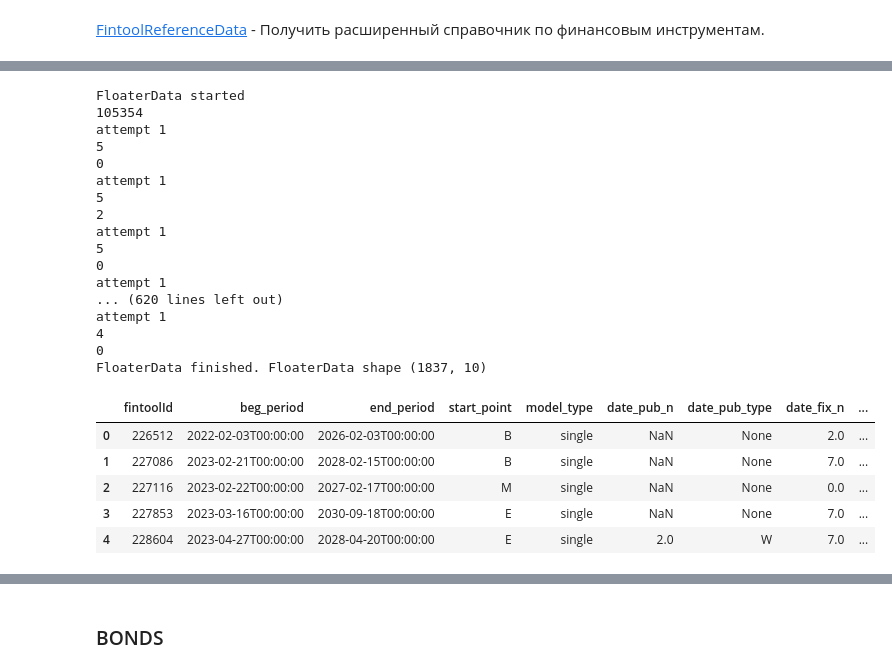
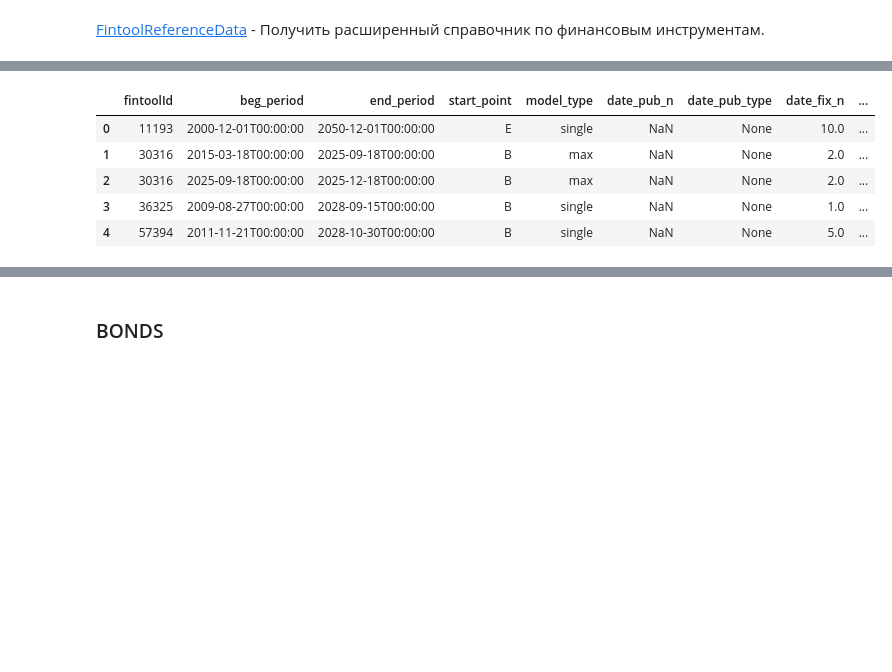
Before and after one commit to alexkobz/insurance, a Jupyter notebook: stocks.ipynb, the cells around one changed output, grey strips where cells are left out. Cells and saved outputs as stored; diff of their text form; code cells hidden in the pictures; blank space fills up the shorter version.

```diff
--- a/stocks.ipynb
+++ b/stocks.ipynb
@@ -89,28 +72,11 @@ AccruedInterestOnDate finished. AccruedInterestOnDate shape (105354, 14)
 # %%
-FloaterData = RuDataDF("FloaterData").df
-FloaterData.head()
+FloaterDataDF = FloaterData().df
+FloaterDataDF.head()
 # %% [output]
-FloaterData started
-105354
-attempt 1
-5
-0
-attempt 1
-5
-2
-attempt 1
-5
-0
-attempt 1
-... (620 lines left out)
-attempt 1
-4
-0
-FloaterData finished. FloaterData shape (1837, 10)
 |  | fintoolId | beg_period | end_period | start_point | model_type | date_pub_n | date_pub_type | date_fix_n | ... |
-| 0 | 226512 | 2022-02-03T00:00:00 | 2026-02-03T00:00:00 | B | single | NaN | None | 2.0 | ... |
-| 1 | 227086 | 2023-02-21T00:00:00 | 2028-02-15T00:00:00 | B | single | NaN | None | 7.0 | ... |
-| 2 | 227116 | 2023-02-22T00:00:00 | 2027-02-17T00:00:00 | M | single | NaN | None | 0.0 | ... |
-| 3 | 227853 | 2023-03-16T00:00:00 | 2030-09-18T00:00:00 | E | single | NaN | None | 7.0 | ... |
-| 4 | 228604 | 2023-04-27T00:00:00 | 2028-04-20T00:00:00 | E | single | 2.0 | W | 7.0 | ... |
+| 0 | 11193 | 2000-12-01T00:00:00 | 2050-12-01T00:00:00 | E | single | NaN | None | 10.0 | ... |
+| 1 | 30316 | 2015-03-18T00:00:00 | 2025-09-18T00:00:00 | B | max | NaN | None | 2.0 | ... |
+| 2 | 30316 | 2025-09-18T00:00:00 | 2025-12-18T00:00:00 | B | max | NaN | None | 2.0 | ... |
+| 3 | 36325 | 2009-08-27T00:00:00 | 2028-09-15T00:00:00 | B | single | NaN | None | 1.0 | ... |
+| 4 | 57394 | 2011-11-21T00:00:00 | 2028-10-30T00:00:00 | B | single | NaN | None | 5.0 | ... |
 # %%
```
Also changed, not shown: parts of 17 cells of this notebook, 11 other files.
